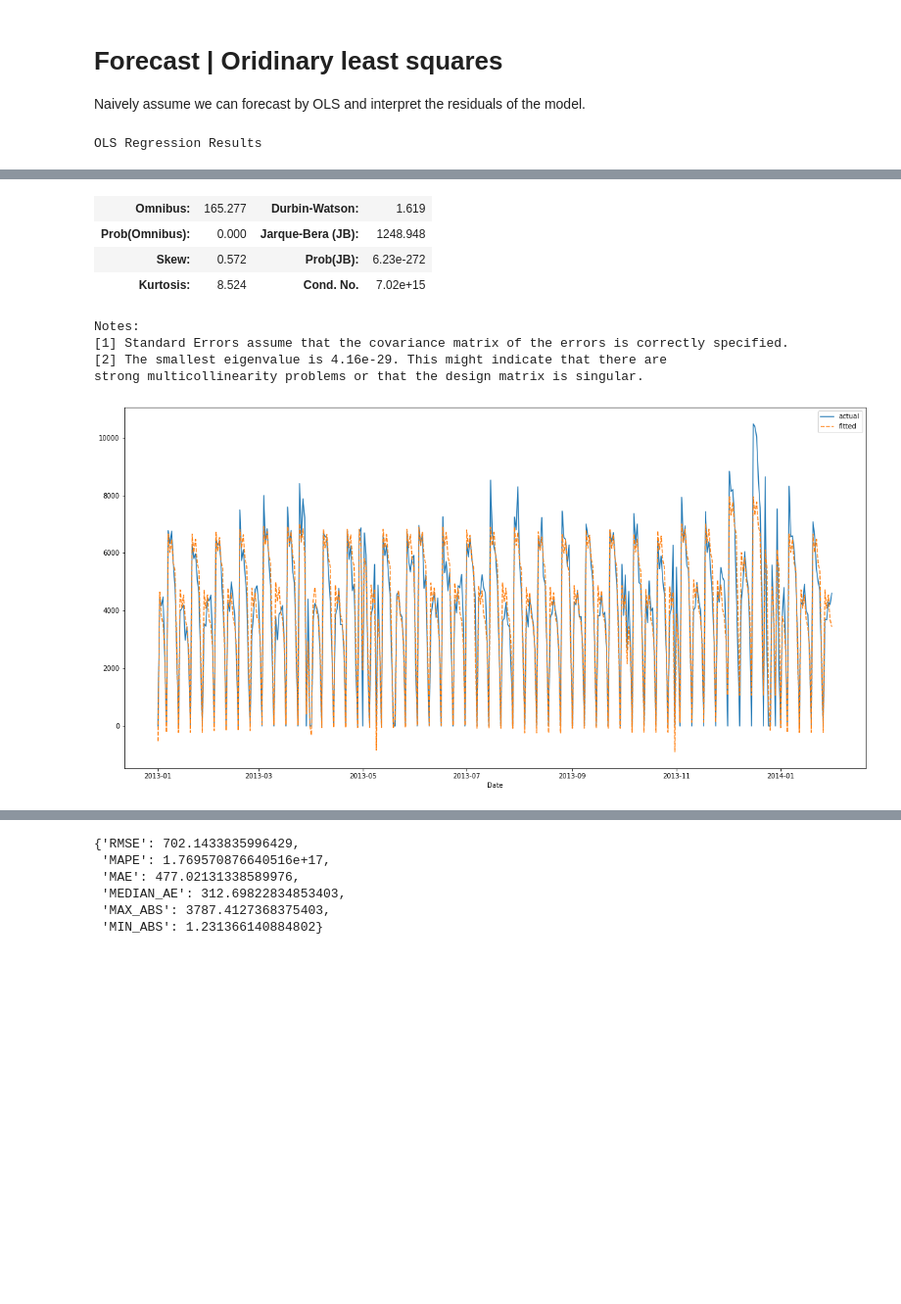
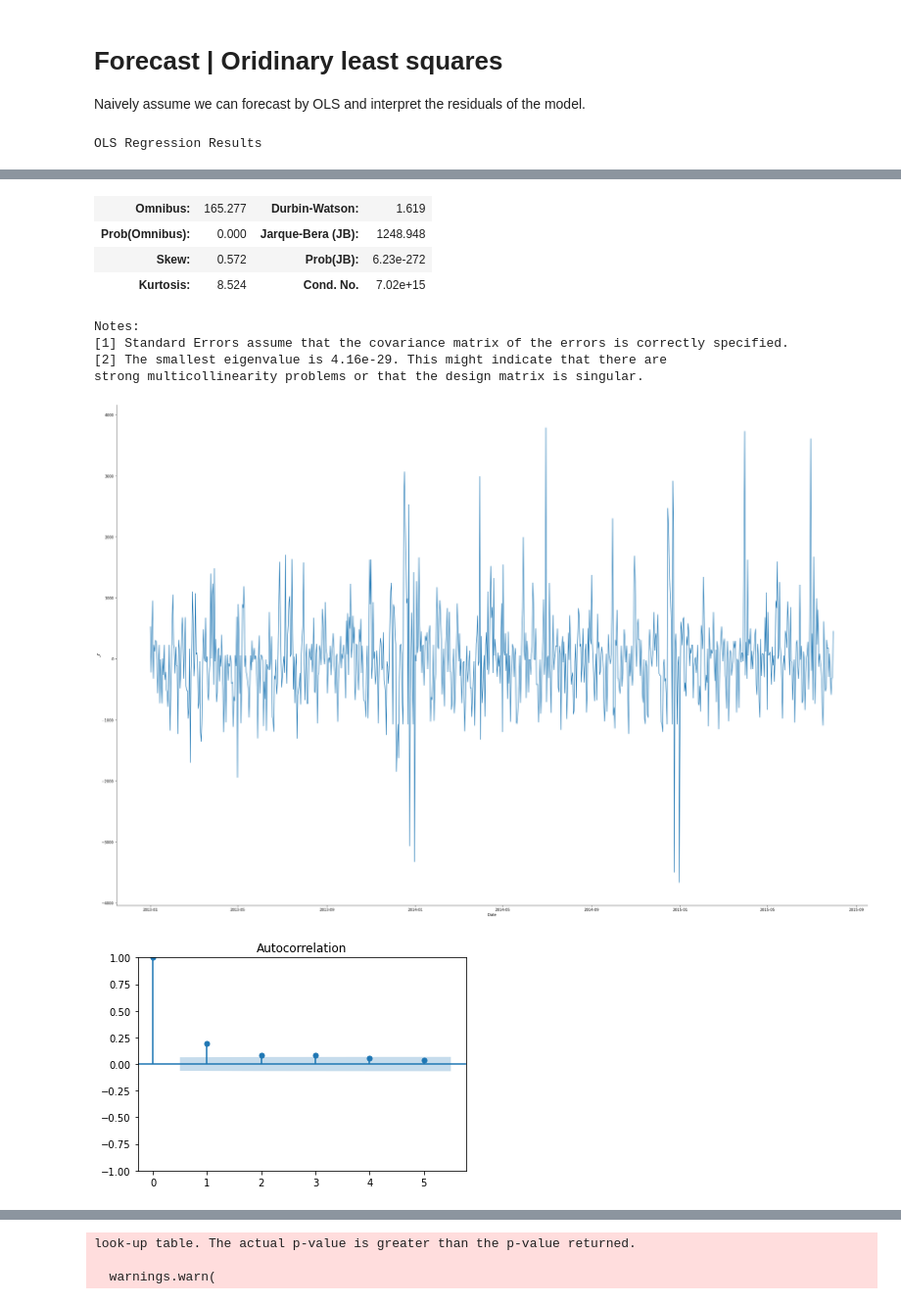
Before and after one commit to bruennijs/kaggle_rossmann_sales, a Jupyter notebook: linear_daily.ipynb, the cells around one changed output, grey strips where cells are left out. Shown at 98% size. Saved outputs shown, nothing was run; the diff lists cells and outputs as text; code cells hidden in the pictures; blank space fills up the shorter version.

```diff
--- a/linear_daily.ipynb
+++ b/linear_daily.ipynb
@@ -14,6 +14,7 @@ unzip -d ./input/rossmann-store-sales.zip ./input/
 - https://www.mdpi.com/2306-5729/4/1/15
 - http://cs229.stanford.edu/proj2015/205_report.pdf
 # %%
+from statsmodels.regression.linear_model import RegressionResults
 from sklearn.metrics import mean_absolute_error, median_absolute_error
 # ------- LIBARRY functions ---------
 import numpy as np
@@ -26,28 +27,28 @@ from pandas import Series
 from pandas.plotting import lag_plot
 from statsmodels.graphics.tsaplots import plot_acf
 
-def plot_series_hist_acf_kpss(Yt: Series, lags=5, plot_lag_plot=False, hist_bins=15):
+def plot_series_hist_acf_kpss(data: Series, lags=5, plot_lag_plot=False, hist_bins=15):
     # Yt
-    f = relplot(data=Yt, kind='line', markers=True, height=20.0, aspect=1.5)
+    f = relplot(data=data, kind='line', markers=True, height=20.0, aspect=1.5)
     plt.show()
 
     # ACF
-    f = plot_acf(Yt, lags=lags)
+    f = plot_acf(data, lags=lags)
     plt.show()
 
-    ax = histplot(Yt, bins=hist_bins, kde=True)
+    ax = histplot(data, bins=hist_bins, kde=True)
     plt.show()
 
+    # https://www.statsmodels.org/dev/generated/statsmodels.tsa.stattools.kpss.html
+    kpss_stat = kpss(data, store=True)    # hypothesis: constant
+    print("KPSS={}".format(kpss_stat))# around a mean
+
     # Compare median and mean
-    print(Yt.describe())
-
-    # https://www.statsmodels.org/dev/generated/statsmodels.tsa.stattools.kpss.html
-    kpss_stat = kpss(Yt, regression='c', store=True)    # hypothesis: constant
-    "KPSS={}".format(kpss_stat)# around a mean
+    print(data.describe())
 
     # Lag plot
     if (plot_lag_plot is True):
-        ax = lag_plot(series=Yt, lag=lags)
+        ax = lag_plot(series=data, lag=lags)
         plt.show()
 
 # Actual vs Fitted
@@ -69,6 +70,12 @@ def errors(y: Series, y_pred: Series):
         'MAX_ABS': diff_.abs().max(),
         'MIN_ABS': diff_.abs().min()}
 
+def model_errors_precalculated(res: RegressionResults):
+    return {
+        'RMSE / standard error (SE)': np.sqrt(res.mse_resid),  # https://otexts.com/fpp3/least-squares.html#standard-error-of-the-regression
+        'RSQUARED': res.rsquared
+    }
+
 
 def model_errors(y: Series, model_fit: ARIMAResults):
     fitted:Series = model_fit.fittedvalues[y.index]
@@ -218,10 +226,15 @@ model: OLS = OLS(endog=Y, exog=X)
 model_fit: RegressionResults = model.fit(disp=False)
 
 model_fit.summary()
+#model_fit.pvalues.to_dict()
+
+plot_series_hist_acf_kpss(model_fit.resid, hist_bins=25)
 
 plot_actual_and_fitted_values(Y['2013-01':'2014-01'], model_fit)
 
-model_errors(Y, model_fit)
+#model_errors(Y, model_fit)
+
+'Errors (precalculated) | {}'.format(model_errors_precalculated(model_fit))
 # %% [output]
 OLS Regression Results
 | Dep. Variable: | Sales | R-squared: | 0.912 |
@@ -232,29 +245,30 @@ OLS Regression Results
 | No. Observations: | 942 | AIC: | 1.507e+04 |
 | Df Residuals: | 918 | BIC: | 1.519e+04 |
 | Df Model: | 23 |  |  |
 | Covariance Type: | nonrobust |  |  |
 |  | coef | std err | t | P>|t| | [0.025 | 0.975] |
 | Open | 3154.5099 | 439.183 | 7.183 | 0.000 | 2292.591 | 4016.429 |
 | Promo | 1933.8647 | 55.536 | 34.822 | 0.000 | 1824.873 | 2042.857 |
 | SchoolHoliday | 97.4086 | 73.578 | 1.324 | 0.186 | -46.993 | 241.810 |
 | StateHoliday_0 | 1109.7952 | 351.911 | 3.154 | 0.002 | 419.151 | 1800.440 |
 | StateHoliday_a | -439.6073 | 179.690 | -2.446 | 0.015 | -792.259 | -86.956 |
 | StateHoliday_b | -1044.3011 | 286.288 | -3.648 | 0.000 | -1606.156 | -482.446 |
 | StateHoliday_c | -970.8390 | 342.025 | -2.839 | 0.005 | -1642.081 | -299.597 |
 | DayOfWeek_1 | 804.3554 | 107.938 | 7.452 | 0.000 | 592.521 | 1016.190 |
 | DayOfWeek_2 | 165.2485 | 110.336 | 1.498 | 0.135 | -51.291 | 381.788 |
 | ... | ... | ... | ... | ... | ... | ... |
 | Month_8 | -364.8753 | 99.182 | -3.679 | 0.000 | -559.526 | -170.225 |
 | Month_9 | -202.1991 | 91.893 | -2.200 | 0.028 | -382.543 | -21.855 |
 | Month_10 | -338.0488 | 93.390 | -3.620 | 0.000 | -521.332 | -154.766 |
 | Month_11 | 1.9063 | 91.856 | 0.021 | 0.983 | -178.365 | 182.178 |
 | Month_12 | 945.4782 | 89.382 | 10.578 | 0.000 | 770.062 | 1120.894 |
 | Omnibus: | 165.277 | Durbin-Watson: | 1.619 |
 | Prob(Omnibus): | 0.000 | Jarque-Bera (JB): | 1248.948 |
 | Skew: | 0.572 | Prob(JB): | 6.23e-272 |
 | Kurtosis: | 8.524 | Cond. No. | 7.02e+15 |
 Notes:
 [1] Standard Errors assume that the covariance matrix of the errors is correctly specified.
 [2] The smallest eigenvalue is 4.16e-29. This might indicate that there are
 strong multicollinearity problems or that the design matrix is singular.
-[figure, old version]
+[figure, new version]
+[figure, added]
@@ -261,6 +276,3 @@ strong multicollinearity problems or that the design matrix is singular.
-{'RMSE': 702.1433835996429,
- 'MAPE': 1.769570876640516e+17,
- 'MAE': 477.02131338589976,
- 'MEDIAN_AE': 312.69822834853403,
- 'MAX_ABS': 3787.4127368375403,
- 'MIN_ABS': 1.231366140884802}
+look-up table. The actual p-value is greater than the p-value returned.
+
+  warnings.warn(
```
Also changed, not shown: parts of 2 cells of this notebook, 1 other file.
